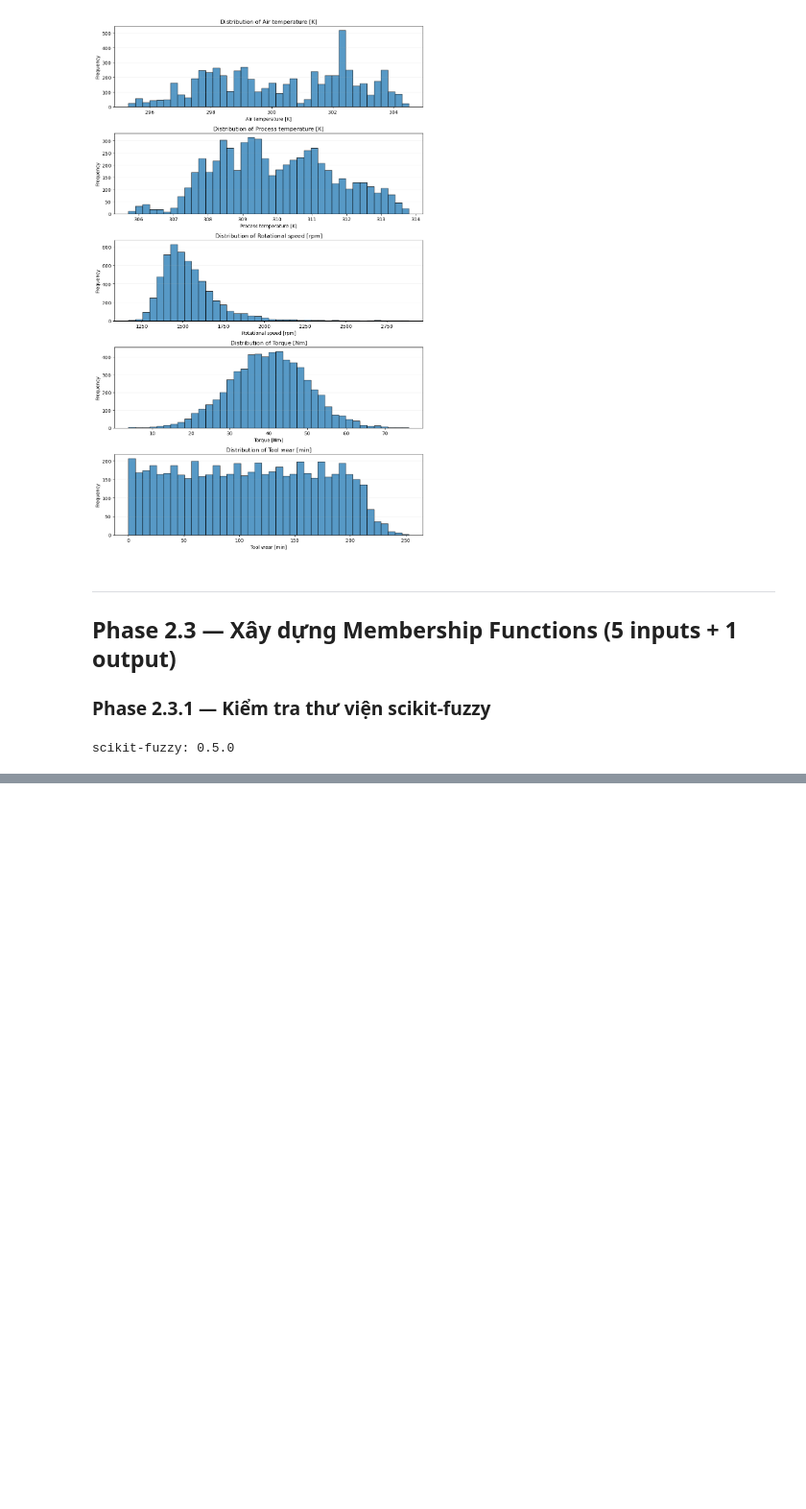
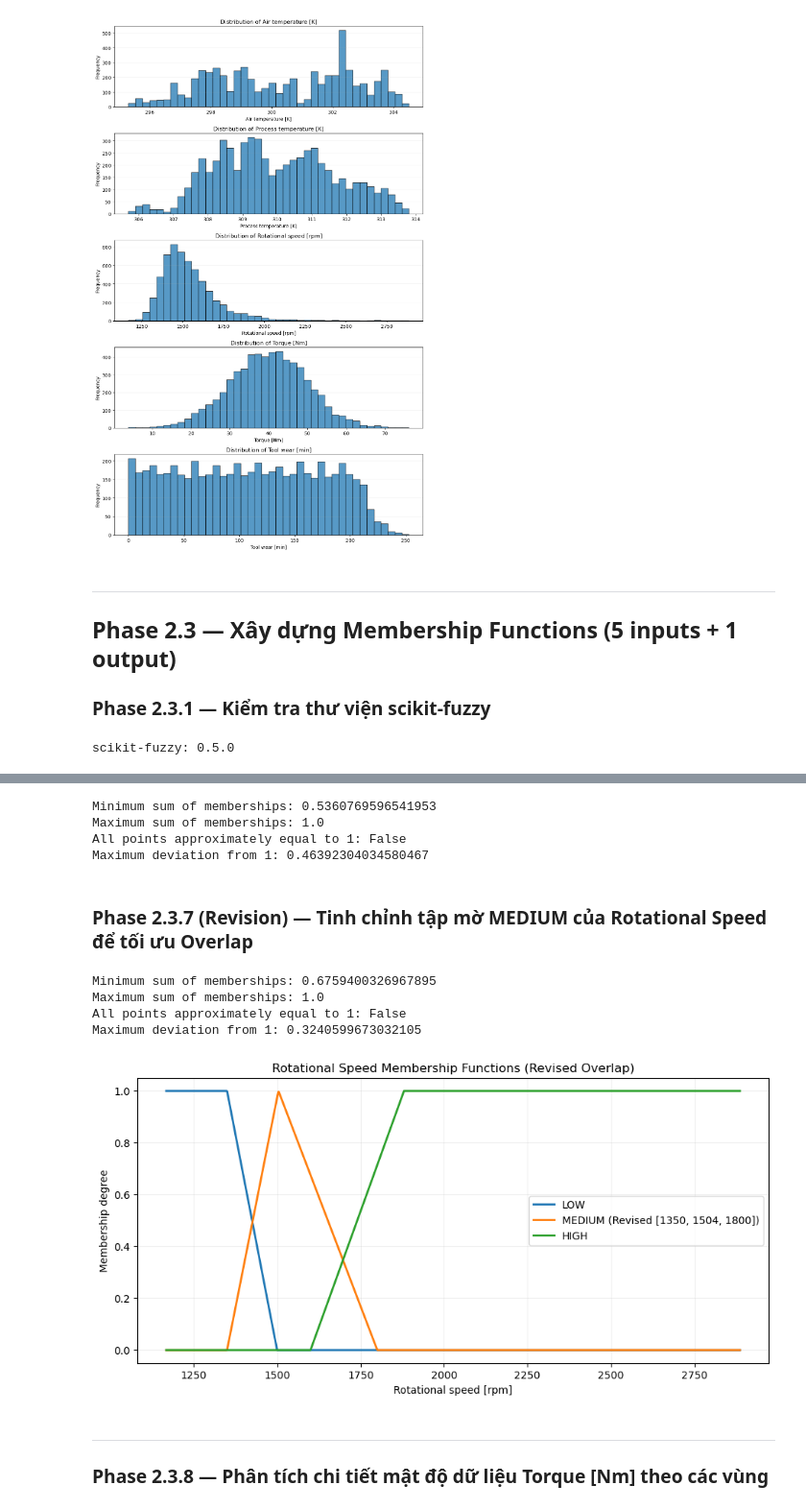
Before and after one commit to Chipzgk/An-Evolving-Fuzzy-Reasoning-System-for-Sensor-Stream-Anomaly-Detection-under-Concept-Drift, a Jupyter notebook: notebooks/02_static_fuzzy_baseline.ipynb, the cells around one changed output, grey strips where cells are left out. Shown at 96% size. Drawn from its saved outputs; the diff is of its cells as text; code cells hidden in the pictures; blank space fills up the shorter version.

```diff
--- a/notebooks/02_static_fuzzy_baseline.ipynb
+++ b/notebooks/02_static_fuzzy_baseline.ipynb
@@ -111,0 +390,80 @@ scikit-fuzzy: 0.5.0
+# %%
+# Verify Rotational Speed fuzzy partition
+
+rpm_membership_sum = (
+    rpm_low +
+    rpm_medium +
+    rpm_high
+)
+
+print("Minimum sum of memberships:", rpm_membership_sum.min())
+print("Maximum sum of memberships:", rpm_membership_sum.max())
+
+print(
+    "All points approximately equal to 1:",
+    np.allclose(rpm_membership_sum, 1.0, atol=1e-6)
+)
+
+print(
+    "Maximum deviation from 1:",
+    np.max(np.abs(rpm_membership_sum - 1.0))
+)
+# %% [output]
+Minimum sum of memberships: 0.5360769596541953
+Maximum sum of memberships: 1.0
+All points approximately equal to 1: False
+Maximum deviation from 1: 0.46392304034580467
+# %% [markdown]
+### Phase 2.3.7 (Revision) — Tinh chỉnh tập mờ MEDIUM của Rotational Speed để tối ưu Overlap
+# %%
+# Revise the MEDIUM membership function for Rotational Speed
+
+rpm_medium = fuzz.trimf(
+    rpm,
+    [1350, 1504, 1800]
+)
+
+rpm_membership_sum = (
+    rpm_low +
+    rpm_medium +
+    rpm_high
+)
+
+print("Minimum sum of memberships:", rpm_membership_sum.min())
+print("Maximum sum of memberships:", rpm_membership_sum.max())
+
+print(
+    "All points approximately equal to 1:",
+    np.allclose(rpm_membership_sum, 1.0, atol=1e-6)
+)
+
+print(
+    "Maximum deviation from 1:",
+    np.max(np.abs(rpm_membership_sum - 1.0))
+)
+# %% [output]
+Minimum sum of memberships: 0.6759400326967895
+Maximum sum of memberships: 1.0
+All points approximately equal to 1: False
+Maximum deviation from 1: 0.3240599673032105
+# %%
+# Re-visualize Rotational Speed Membership Functions (Revised)
+
+plt.figure(figsize=(11, 5))
+
+plt.plot(rpm, rpm_low, label="LOW", linewidth=2)
+plt.plot(rpm, rpm_medium, label="MEDIUM (Revised [1350, 1504, 1800])", linewidth=2)
+plt.plot(rpm, rpm_high, label="HIGH", linewidth=2)
+
+plt.title("Rotational Speed Membership Functions (Revised Overlap)")
+plt.xlabel("Rotational speed [rpm]")
+plt.ylabel("Membership degree")
+plt.ylim(-0.05, 1.05)
+plt.grid(alpha=0.2)
+plt.legend()
+plt.show()
+# %% [output]
+[figure, added]
+# %% [markdown]
+---
+### Phase 2.3.8 — Phân tích chi tiết mật độ dữ liệu Torque [Nm] theo các vùng
```
Also changed, not shown: parts of 27 cells of this notebook, 1 other file.
